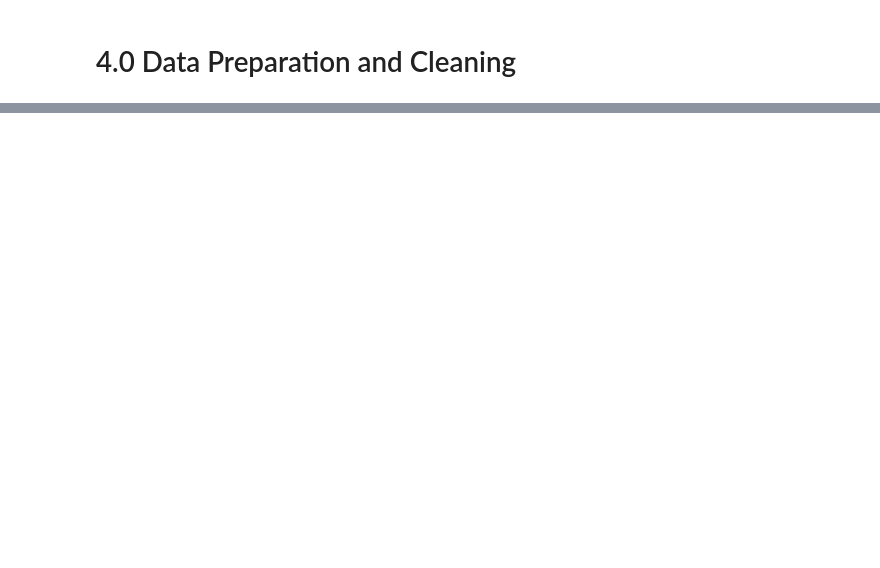
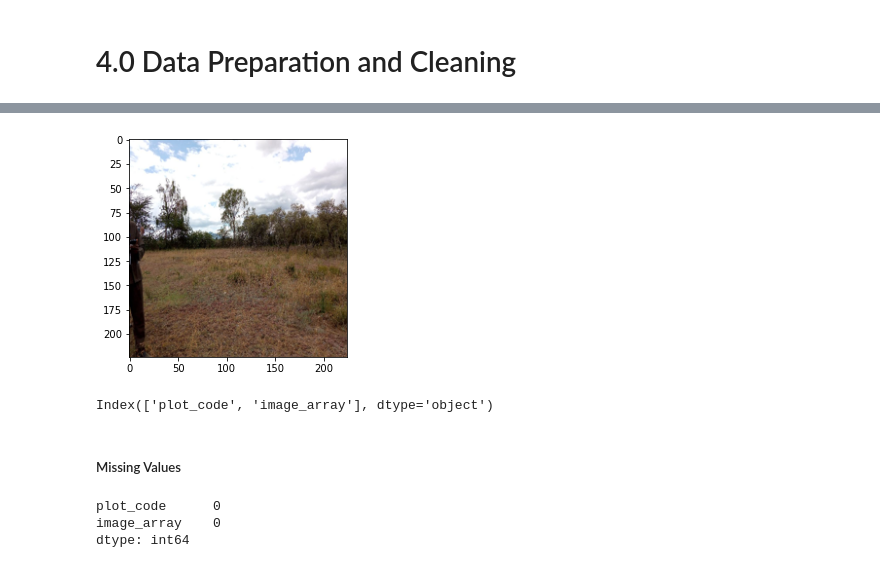
Before and after one commit to thomasamuti-cpu/GrowRight_Afrique, a Jupyter notebook: grow_right_afrique.ipynb, the cells around one changed output, grey strips where cells are left out. Saved outputs shown, nothing was run; the diff lists cells and outputs as text; code cells hidden in the pictures; blank space fills up the shorter version.

Commit message:
Second Commit: Data Cleaning Done

```diff
--- a/grow_right_afrique.ipynb
+++ b/grow_right_afrique.ipynb
@@ -103,0 +505,7 @@ Our goal is to merge both datasets using a common 'PLOT CODE' that is shared bet
+# %%
+# Loading our combined dataframe generated from our scraping notebook
+combined_soil_photos_df = pd.read_csv('combined_soil_photos.csv')
+
+# Confirming the data has loaded
+print(f"Dataset length: {len(combined_soil_photos_df)}")
+combined_soil_photos_df.head(2)
@@ -103,0 +538,4 @@ Our goal is to merge both datasets using a common 'PLOT CODE' that is shared bet
+# %%
+# Dropping the horizontal_down, vertical photos and country name since all rows represent the same country.
+
+combined_soil_photos_df = combined_soil_photos_df.drop(['horizontal_down_photo', 'vertical_photo', 'country_name'], axis=1)
@@ -103,0 +585,7 @@ Our goal is to merge both datasets using a common 'PLOT CODE' that is shared bet
+# %%
+# Converting our 'horizontal_up_photo' to numpy arrays.
+soil_photos_arrays = images_to_numpy(
+    combined_soil_photos_df,
+    "horizontal_up_photo",
+    target_size=(224, 224)
+)
@@ -103,0 +602,4 @@ Our goal is to merge both datasets using a common 'PLOT CODE' that is shared bet
+# %%
+# Adding our photos arrays to the combined_soil_photos_df
+combined_soil_photos_df = combined_soil_photos_df.iloc[:len(soil_photos_arrays)].copy()
+combined_soil_photos_df["image_array"] = list(soil_photos_arrays)
@@ -103,0 +622,27 @@ Our goal is to merge both datasets using a common 'PLOT CODE' that is shared bet
+# %%
+# confirming that the conversion from base 64 to numpy arrays happened without errors.
+# Let us look at the first image using matplotlib
+
+plt.imshow(combined_soil_photos_df['image_array'][0])
+plt.show()
+# %% [output]
+[figure, added]
+# %%
+# Now that we have a column of the images of the soils, we can drop the base 64 'horizontal_up_photo' column
+
+combined_soil_photos_df = combined_soil_photos_df.drop('horizontal_up_photo', axis = 1)
+
+# confirming that we have dropped the column
+combined_soil_photos_df.columns
+# %% [output]
+Index(['plot_code', 'image_array'], dtype='object')
+# %% [markdown]
+##### Missing Values
+# %%
+# Checking for missing entries
+
+combined_soil_photos_df.isna().sum() # There are no missing values
+# %% [output]
+plot_code      0
+image_array    0
+dtype: int64
```
Also changed, not shown: parts of 44 cells of this notebook, 6 other files.
